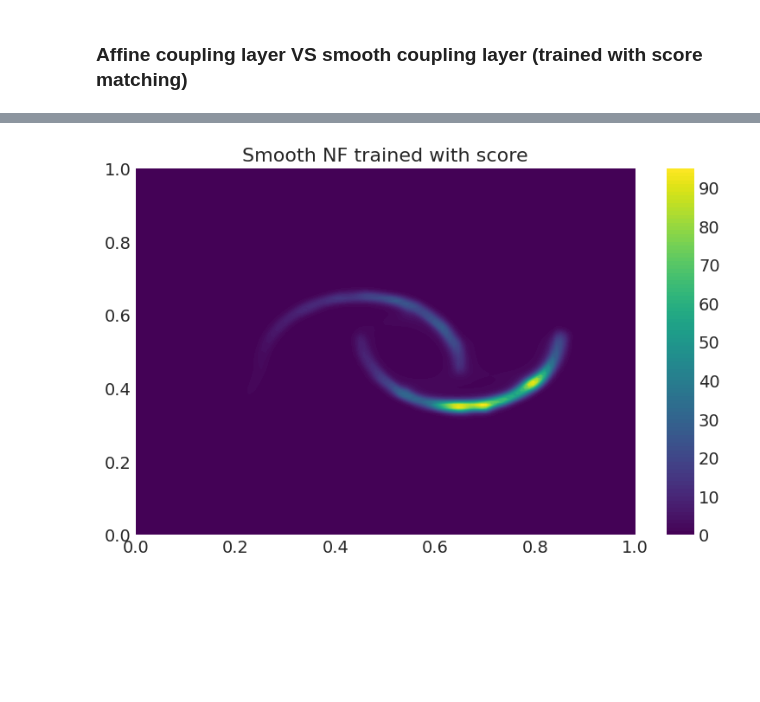
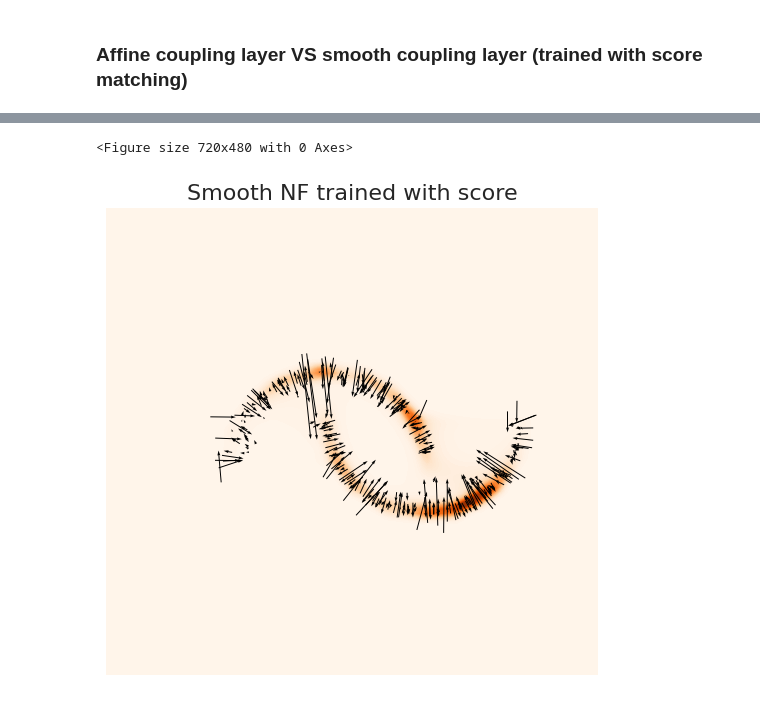
Before and after one commit to Justinezgh/SBI-Diff-Simulator, a Jupyter notebook: notebooks/smoothNF_VS_affineNF.ipynb, the cells around one changed output, grey strips where cells are left out. Saved outputs shown, nothing was run; the diff lists cells and outputs as text; code cells hidden in the pictures; blank space fills up the shorter version.

```diff
--- a/notebooks/smoothNF_VS_affineNF.ipynb
+++ b/notebooks/smoothNF_VS_affineNF.ipynb
@@ -33,8 +72,8 @@ from sbids.tasks.two_moons import get_two_moons
 ### Affine coupling layer VS smooth coupling layer (trained with score matching)
 # %%
 d=2
-batch_size = 256
-it = 2000
+batch_size = 128
+it = 3000
 # %%
 @jax.jit
 def get_batch(seed):
@@ -160,9 +199,21 @@ DeviceArray(5.47993, dtype=float32)
 # %%
 # predicted two moons distribution
+plt.clf()
 x = jnp.stack(jnp.meshgrid(jnp.linspace(0.,1.,128),
                            jnp.linspace(0.,1.,128)),-1)
 
 im0 = jax.vmap((lambda x: model_affine.apply(params_affine, x.reshape([1,2])).squeeze()))(x.reshape([-1,2])).reshape([128,128])
-contourf(x[...,0],x[...,1],jnp.exp(im0), 100); colorbar()
-plt.title('NF with affine coupling layers trained with score')
+
+two_moons = get_two_moons(sigma = 0.02, normalized=True)
+batch=two_moons.sample(300, seed=next(master_seed))
+pred_score = jax.vmap(jax.grad(lambda x: model_affine.apply(params_affine, x.reshape([1,2])).squeeze()))(batch)
+
+
+plt.figure(figsize=(5,5),dpi=100)
+plt.contourf(x[...,0],x[...,1],jnp.exp(im0), 100,cmap='Oranges')
+quiver(batch.T[0], batch.T[1], pred_score[:,0] ,pred_score[:,1],width=0.002);
+plt.axis('off')
+plt.title('Affine NF trained with score')
+plt.savefig('affineNF.png', transparent=True, bbox_inches='tight',
+        pad_inches = 0)
 # %% [output]
@@ -181,6 +221,0 @@ quiver(X, Y, pred_score[:,:,0] ,pred_score[:,:,1]);
-# %%
-# score only on the two moons distribution
-two_moons = get_two_moons(sigma = 0.05, normalized=True)
-batch=two_moons.sample(1000, seed=next(master_seed))
-pred_score = jax.vmap(jax.grad(lambda x: model_affine.apply(params_affine, x.reshape([1,2])).squeeze()))(batch)
-quiver(batch.T[0], batch.T[1], pred_score[:,0] ,pred_score[:,1]);
@@ -206,11 +239,23 @@ DeviceArray(0.5443207, dtype=float32)
 # %%
+# predicted two moons distribution
+plt.clf()
 x = jnp.stack(jnp.meshgrid(jnp.linspace(0.,1.,128),
                            jnp.linspace(0.,1.,128)),-1)
 
 im0 = jax.vmap((lambda x: model_smooth.apply(params_smooth, x.reshape([1,2])).squeeze()))(x.reshape([-1,2])).reshape([128,128])
-contourf(x[...,0],x[...,1],jnp.exp(im0), 100); colorbar()
+
+two_moons = get_two_moons(sigma = 0.02, normalized=True)
+batch=two_moons.sample(300, seed=next(master_seed))
+pred_score = jax.vmap(jax.grad(lambda x: model_smooth.apply(params_smooth, x.reshape([1,2])).squeeze()))(batch)
+
+
+plt.figure(figsize=(5,5),dpi=100)
+plt.contourf(x[...,0],x[...,1],jnp.exp(im0), 100,cmap='Oranges')
+quiver(batch.T[0], batch.T[1], pred_score[:,0] ,pred_score[:,1],width=0.002);
+plt.axis('off')
 plt.title('Smooth NF trained with score')
-plt.savefig("smoothnf.png")
-jnp.save('nfcool.npy', im0)
+plt.savefig('smoothNF.png', transparent=True, bbox_inches='tight',
+        pad_inches = 0)
 # %% [output]
+<Figure size 720x480 with 0 Axes>
-[figure, old version]
+[figure, new version]
```
Also changed, not shown: parts of 20 cells of this notebook.
